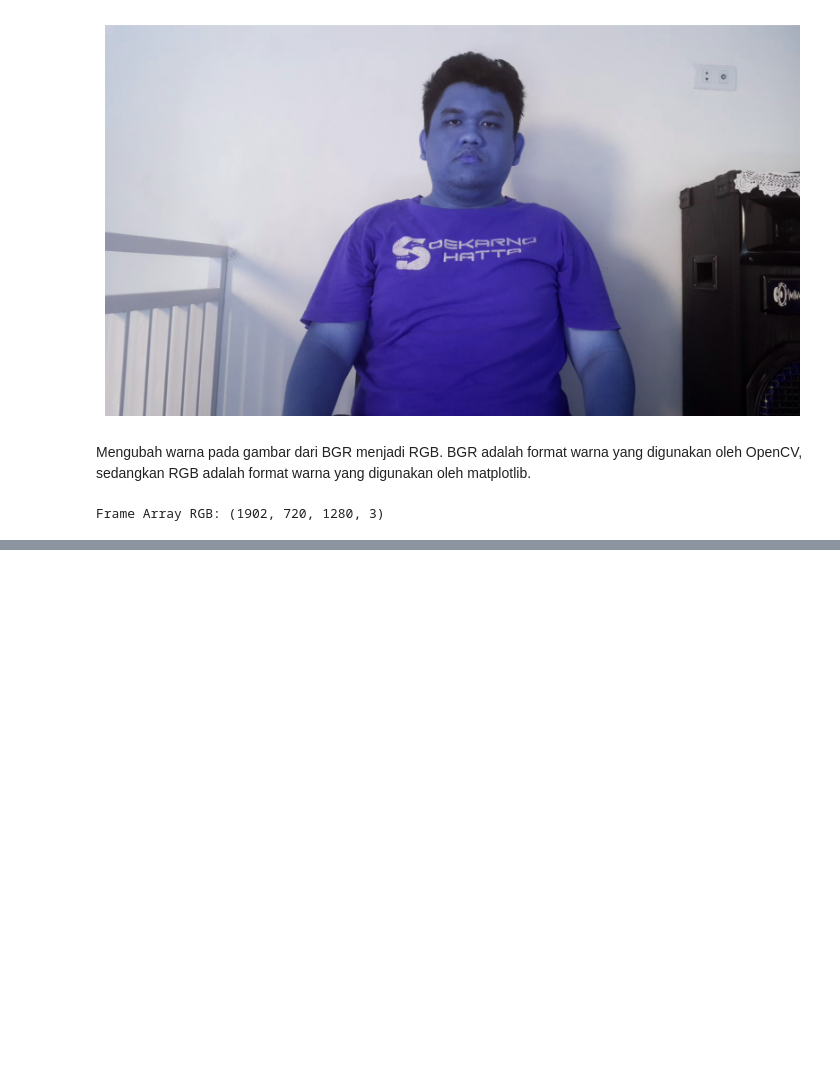
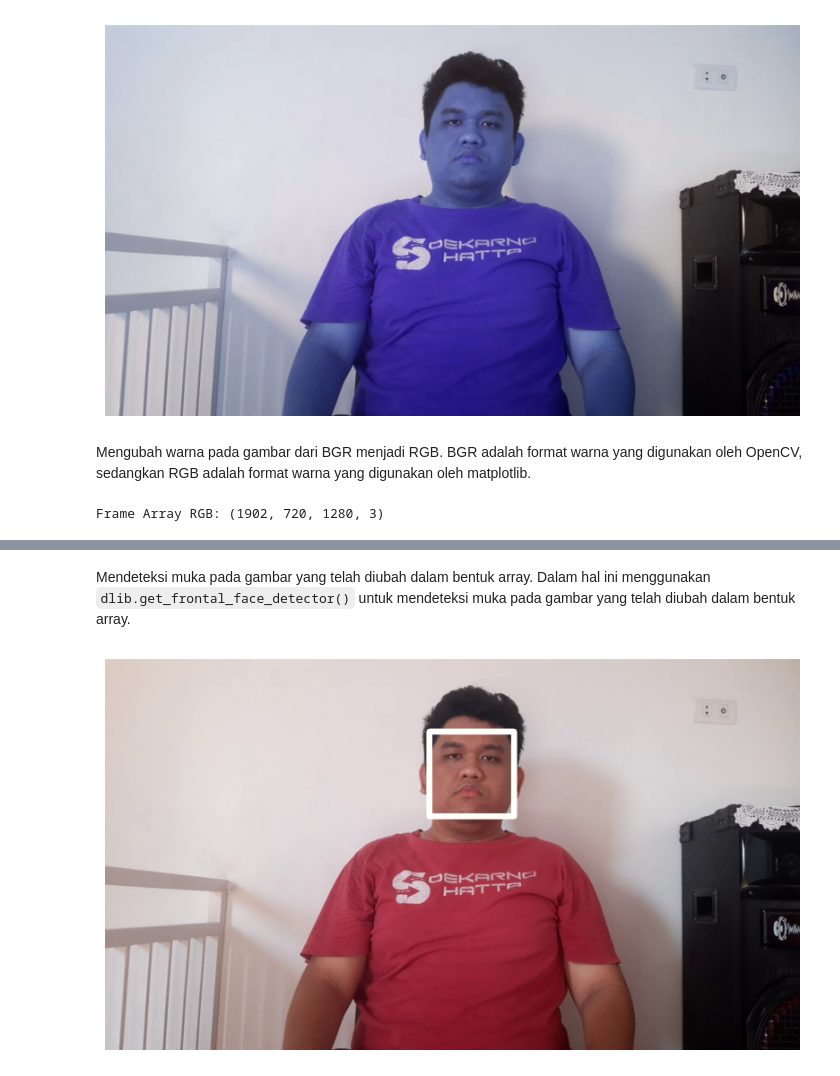
Before and after one commit to kevinsimorangkir21/Digital-Signal-Processing, a Jupyter notebook: 121140150_HO 3.ipynb, the cells around one changed output, grey strips where cells are left out. Drawn from its saved outputs; the diff is of its cells as text; code cells hidden in the pictures; blank space fills up the shorter version.

```diff
--- a/121140150_HO 3.ipynb
+++ b/121140150_HO 3.ipynb
@@ -269,0 +277,17 @@ S
+# %% [markdown]
+Mendeteksi muka pada gambar yang telah diubah dalam bentuk array. Dalam hal ini menggunakan `dlib.get_frontal_face_detector()` untuk mendeteksi muka pada gambar yang telah diubah dalam bentuk array.
+# %%
+detector = dlib.get_frontal_face_detector() #mendeteksi wajah
+
+Faces = detector(SingleImage, 1) #mendeteksi wajah pada gambar
+for i, face in enumerate(Faces): #loop
+    x, y, w, h = face.left(), face.top(), face.width(), face.height() #mengambil koordinat wajah
+    x2, y2 = x + w, y + h #mengambil koordinat wajah
+    cv2.rectangle(SingleImage, (x, y), (x2, y2), (255, 255, 250), 3) #menggambar kotak pada wajah
+
+plt.figure(figsize=(10, 10)) #membuat figure
+plt.imshow(SingleImage) #menampilkan gambar
+plt.axis('off') #menghilangkan axis
+plt.show() #menampilkan gambar
+# %% [output]
+[figure, added]
```
Also changed, not shown: parts of 9 cells of this notebook, 5 other files.
